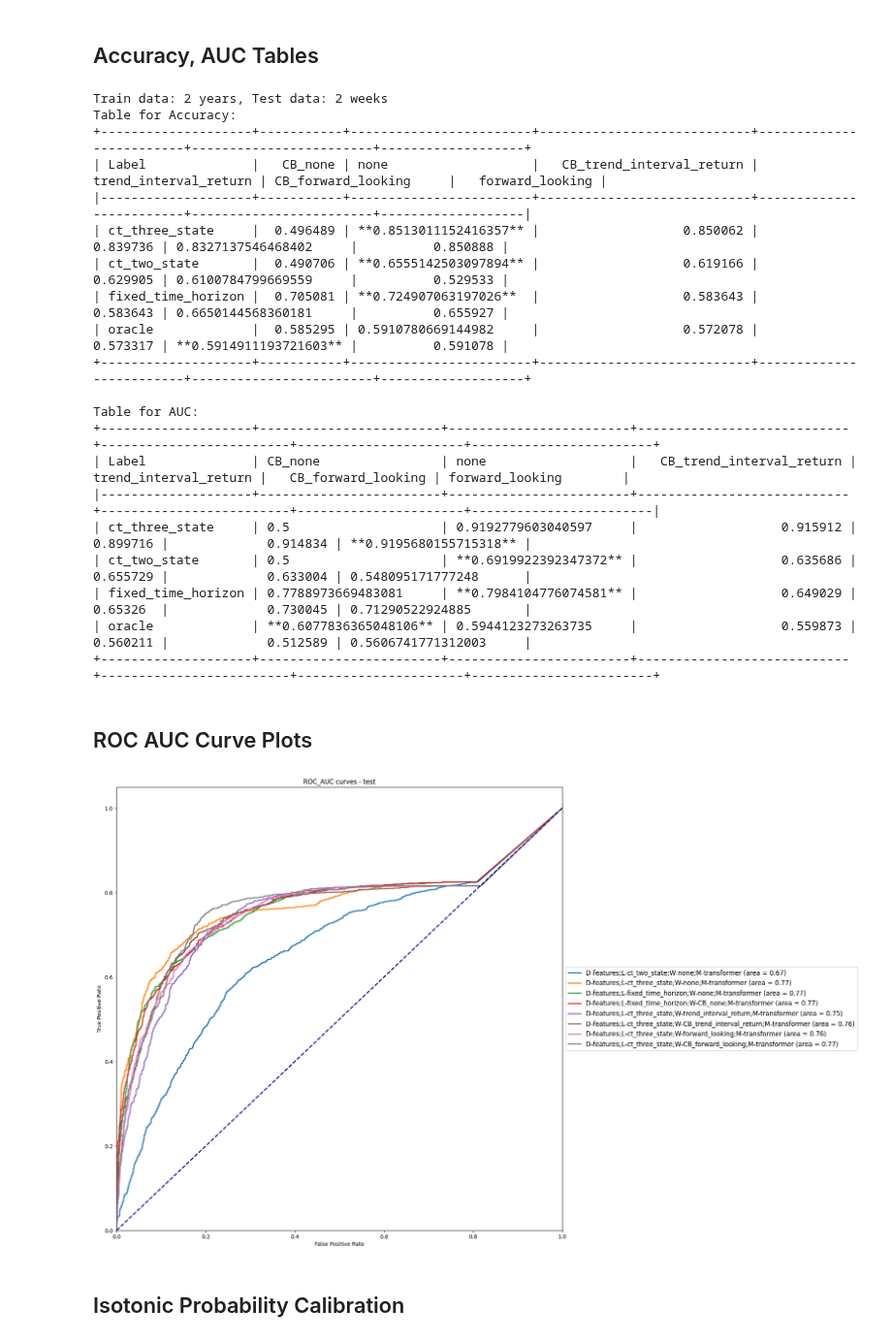
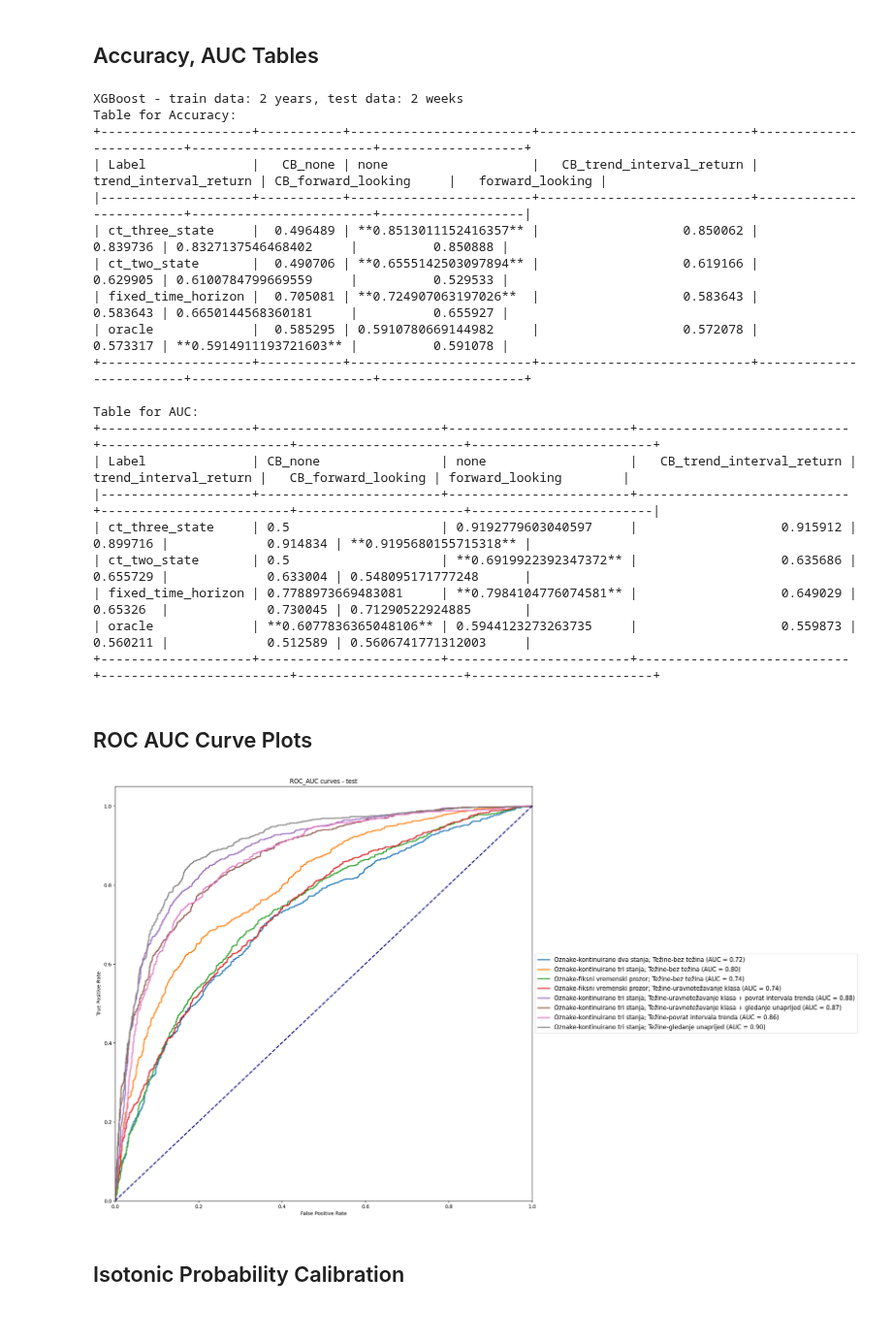
Before and after one commit to MDzaja/MasterThesis, a Jupyter notebook: notebook.ipynb, the cells around one changed output. Shown at 97% size. Drawn from its saved outputs; the diff is of its cells as text; code cells hidden in the pictures.

Commit message:
auc plot improvement

```diff
--- a/notebook.ipynb
+++ b/notebook.ipynb
@@ -27,14 +28,14 @@ TEST = 'test'
 raw_train_df = pd.read_csv("/home/mdzaja/MasterThesis/artifacts/assets/AAPL/data/raw/train_1m_2010-10-11_2012-11-06.csv", index_col=0)
 raw_train_df.index = pd.to_datetime(raw_train_df.index)
 raw_train_X = model_utils.get_X(raw_train_df, WINDOW_SIZE)
-raw_test_df = pd.read_csv("/home/mdzaja/MasterThesis/artifacts/assets/AAPL/data-old/raw/test_1m_2012-11-07_2012-11-20.csv", index_col=0)
+raw_test_df = pd.read_csv("/home/mdzaja/MasterThesis/artifacts/assets/AAPL/data/raw/test_1m_2012-11-07_2012-11-20.csv", index_col=0)
 raw_test_df.index = pd.to_datetime(raw_test_df.index)
 raw_test_X = model_utils.get_X(raw_test_df, WINDOW_SIZE)
 # FEATURED DATA
 feat_train_df = pd.read_csv("/home/mdzaja/MasterThesis/artifacts/assets/AAPL/data/feat/train_1m_2010-10-11_2012-11-06.csv", index_col=0)
 feat_train_df.index = pd.to_datetime(feat_train_df.index)
 feat_train_X = model_utils.get_X(feat_train_df, WINDOW_SIZE)
-feat_test_df = pd.read_csv("/home/mdzaja/MasterThesis/artifacts/assets/AAPL/data-old/feat/test_1m_2012-11-07_2012-11-20.csv", index_col=0)
+feat_test_df = pd.read_csv("/home/mdzaja/MasterThesis/artifacts/assets/AAPL/data/feat/test_1m_2012-11-07_2012-11-20.csv", index_col=0)
 feat_test_df.index = pd.to_datetime(feat_test_df.index)
 feat_test_X = model_utils.get_X(feat_test_df, WINDOW_SIZE)
 # LABELS
@@ -43,7 +44,7 @@ with open("/home/mdzaja/MasterThesis/artifacts/assets/AAPL/labels/all_labels_tra
 Y_train_dict = {}
 for label_name in labels_train_dict.keys():
     Y_train_dict[label_name] = model_utils.get_Y_or_W(labels_train_dict[label_name], WINDOW_SIZE)
-with open("/home/mdzaja/MasterThesis/artifacts/assets/AAPL/labels-old/all_labels_test_1m_2012-11-07_2012-11-20.pkl", 'rb') as file:
+with open("/home/mdzaja/MasterThesis/artifacts/assets/AAPL/labels/all_labels_test_1m_2012-11-07_2012-11-20.pkl", 'rb') as file:
     labels_test_dict = pickle.load(file)
 Y_test_dict = {}
 for label_name in labels_test_dict.keys():
@@ -51,5 +52,5 @@ for label_name in labels_test_dict.keys():
 # WEIGHTS
 with open("/home/mdzaja/MasterThesis/artifacts/assets/AAPL/weights/all_weights_train_1m_2010-10-11_2012-11-06.pkl", 'rb') as file:
     weights_train_dict = pickle.load(file)
-with open("/home/mdzaja/MasterThesis/artifacts/assets/AAPL/weights-old/all_weights_test_1m_2012-11-07_2012-11-20.pkl", 'rb') as file:
+with open("/home/mdzaja/MasterThesis/artifacts/assets/AAPL/weights/all_weights_test_1m_2012-11-07_2012-11-20.pkl", 'rb') as file:
     weights_test_dict = pickle.load(file)
@@ -205,11 +212,11 @@ plot_utils.plot_value_occurrences_with_regression(title_list, weights_list, 'Wei
 with open('/home/mdzaja/MasterThesis/artifacts/assets/AAPL/models/test_logs/2_years-xgb/metrics.json', 'r') as file:
     metrics = json.load(file)
 
-print('Train data: 2 years, Test data: 2 weeks')
+print('XGBoost - train data: 2 years, test data: 2 weeks')
 plot_utils.print_highlighted_LW_table(metrics, 'Accuracy', 'accuracy', 'test')
 plot_utils.print_highlighted_LW_table(metrics, 'AUC', 'auc', 'test')
 # %% [output]
-Train data: 2 years, Test data: 2 weeks
+XGBoost - train data: 2 years, test data: 2 weeks
 Table for Accuracy:
 +--------------------+-----------+------------------------+----------------------------+-------------------------+------------------------+-------------------+
 | Label              |   CB_none | none                   |   CB_trend_interval_return |   trend_interval_return | CB_forward_looking     |   forward_looking |
@@ -232,12 +239,19 @@ Table for AUC:
 # %% [markdown]
 ## ROC AUC Curve Plots
 # %%
-with open("/home/mdzaja/MasterThesis/artifacts/assets/CL/models/test_logs/2_years-cv_5_folds/test_probs.pkl", 'rb') as file:
+with open("/home/mdzaja/MasterThesis/artifacts/assets/AAPL/models/test_logs/2_years-cv_5_folds/test_probs.pkl", 'rb') as file:
     probs_test_dict = pickle.load(file)
+with open("/home/mdzaja/MasterThesis/artifacts/assets/AAPL/labels/all_labels_test_1m_2012-11-07_2012-11-20.pkl", 'rb') as file:
+    labels_test_dict = pickle.load(file)
+Y_test_dict = {}
+for label_name in labels_test_dict.keys():
+    Y_test_dict[label_name] = model_utils.get_Y_or_W_day_separated(labels_test_dict[label_name], 60)
+for comb_name, props in probs_test_dict.items():
+    probs_test_dict[comb_name]['probs'] = probs_test_dict[comb_name]['probs'].reindex(Y_test_dict['oracle'].index)
 
-plot_utils.plot_roc_auc_curves(labels_test_dict, probs_test_dict, 'ROC_AUC curves - test', exclude_auc_less_than=0.65)
+plot_utils.plot_roc_auc_curves(Y_test_dict, probs_test_dict, 'ROC_AUC curves - test', exclude_auc_less_than=0.7, hr_legend=True)
 # %% [output]
-[figure, old version]
+[figure, new version]
 # %% [markdown]
 ## Isotonic Probability Calibration
 # %%
```
Also changed, not shown: parts of 4 cells of this notebook, 1 other file.
